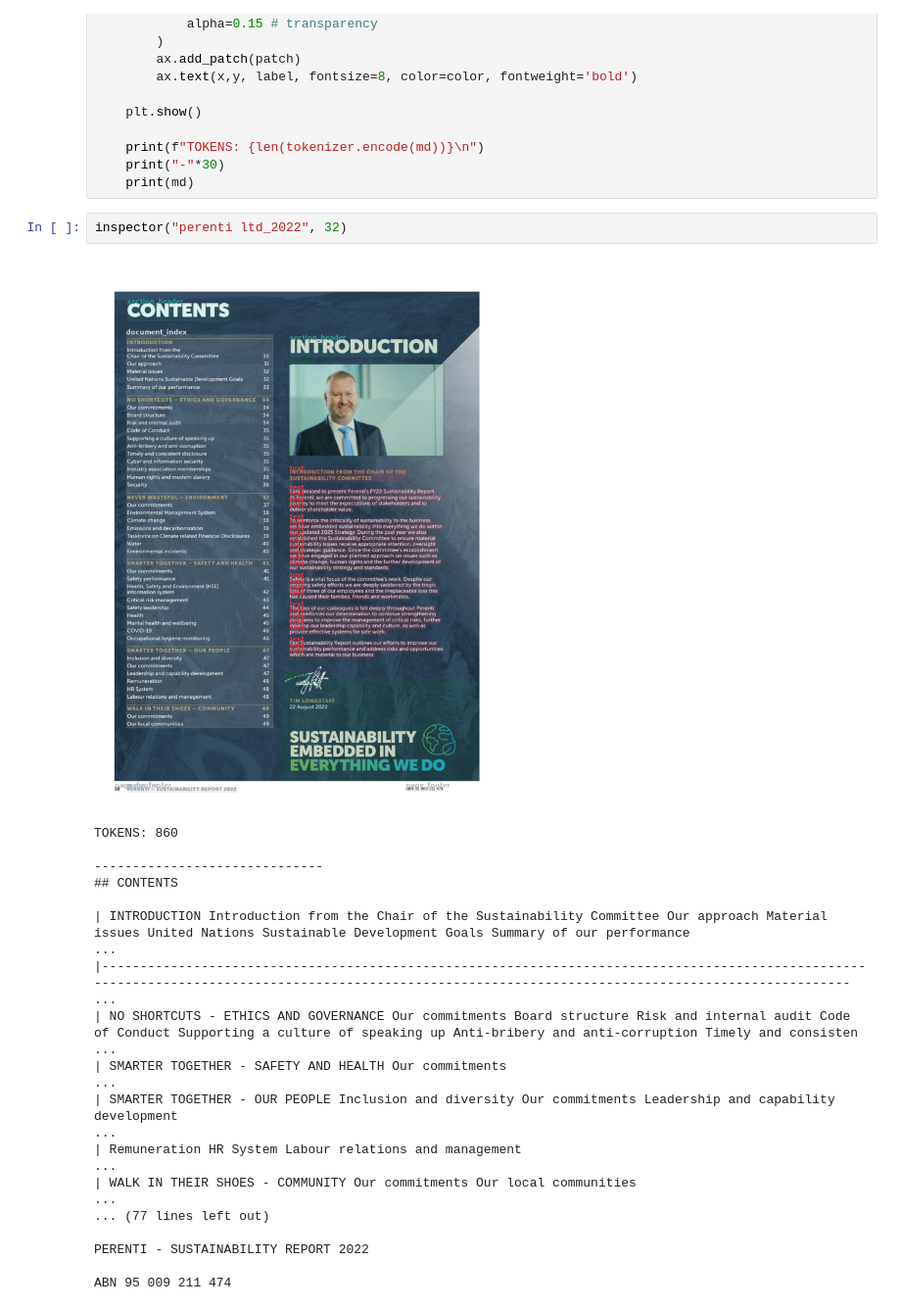
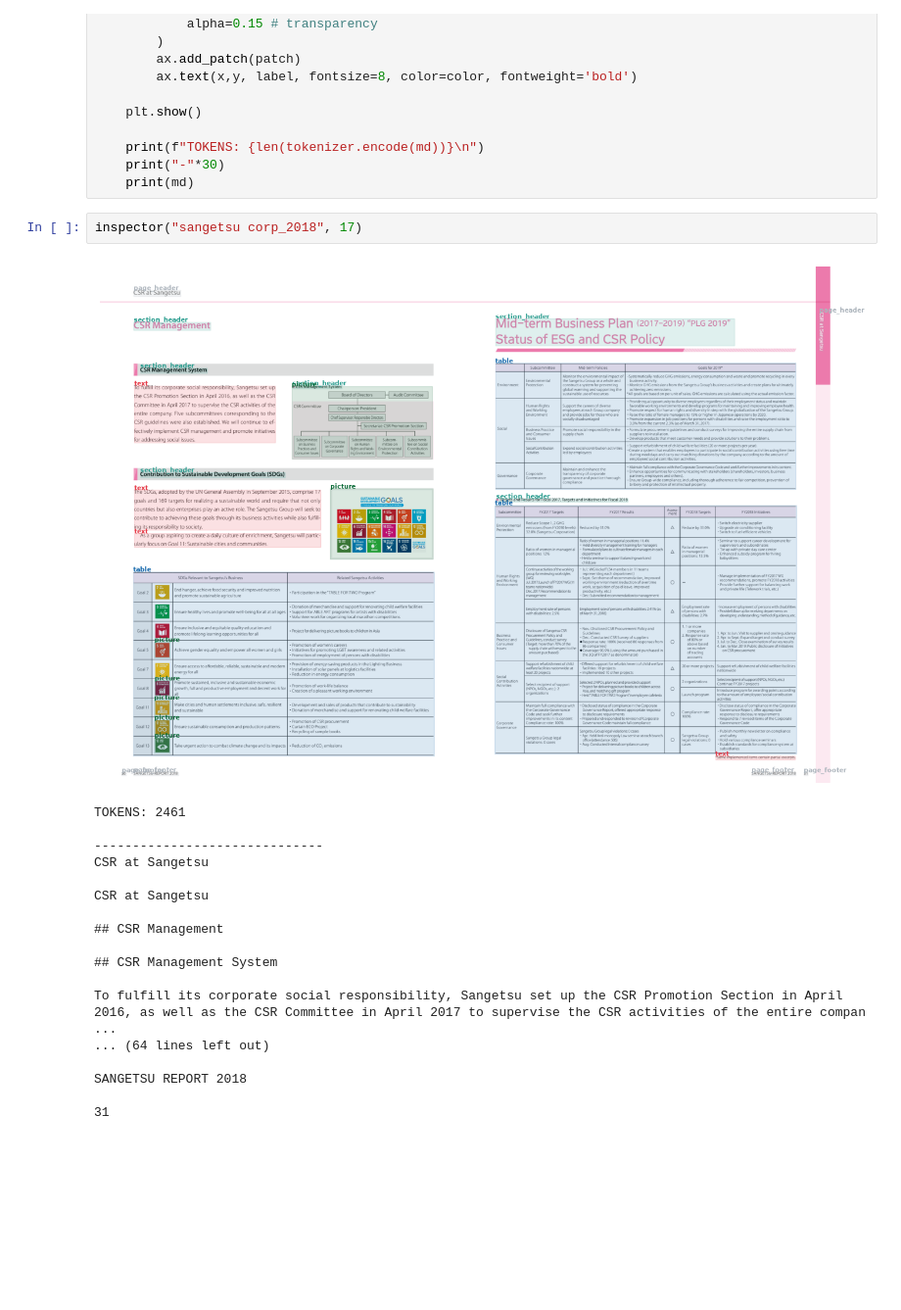
Before and after one commit to MarvinK-code/ghg_extraction, a Jupyter notebook: notebooks/page_inspector.ipynb, the cells around one changed output. Shown at 98% size. Cells and saved outputs as stored; diff of their text form; blank space fills up the shorter version.

```diff
--- a/notebooks/page_inspector.ipynb
+++ b/notebooks/page_inspector.ipynb
@@ -139,23 +139,23 @@ def inspector(report_id, page_no):
     print("-"*30)
     print(md)
 # %%
-inspector("perenti ltd_2022", 32)
+inspector("sangetsu corp_2018", 17)
 # %% [output]
-[figure, old version]
+[figure, new version]
-TOKENS: 860
+TOKENS: 2461
 
 ------------------------------
-## CONTENTS
+CSR at Sangetsu
 
-| INTRODUCTION Introduction from the Chair of the Sustainability Committee Our approach Material issues United Nations Sustainable Development Goals Summary of our performance                          ...
-|------------------------------------------------------------------------------------------------------------------------------------------------------------------------------------------------------- ...
-| NO SHORTCUTS - ETHICS AND GOVERNANCE Our commitments Board structure Risk and internal audit Code of Conduct Supporting a culture of speaking up Anti-bribery and anti-corruption Timely and consisten ...
-| SMARTER TOGETHER - SAFETY AND HEALTH Our commitments                                                                                                                                                   ...
-| SMARTER TOGETHER - OUR PEOPLE Inclusion and diversity Our commitments Leadership and capability development                                                                                            ...
-| Remuneration HR System Labour relations and management                                                                                                                                                 ...
-| WALK IN THEIR SHOES - COMMUNITY Our commitments Our local communities                                                                                                                                  ...
-... (77 lines left out)
+CSR at Sangetsu
 
-PERENTI - SUSTAINABILITY REPORT 2022
+## CSR Management
 
-ABN 95 009 211 474
+## CSR Management System
+
+To fulfill its corporate social responsibility, Sangetsu set up the CSR Promotion Section in April 2016, as well as the CSR Committee in April 2017 to supervise the CSR activities of the entire compan ...
+... (64 lines left out)
+
+SANGETSU REPORT 2018
+
+31
```
Also changed, not shown: 3 other files.
